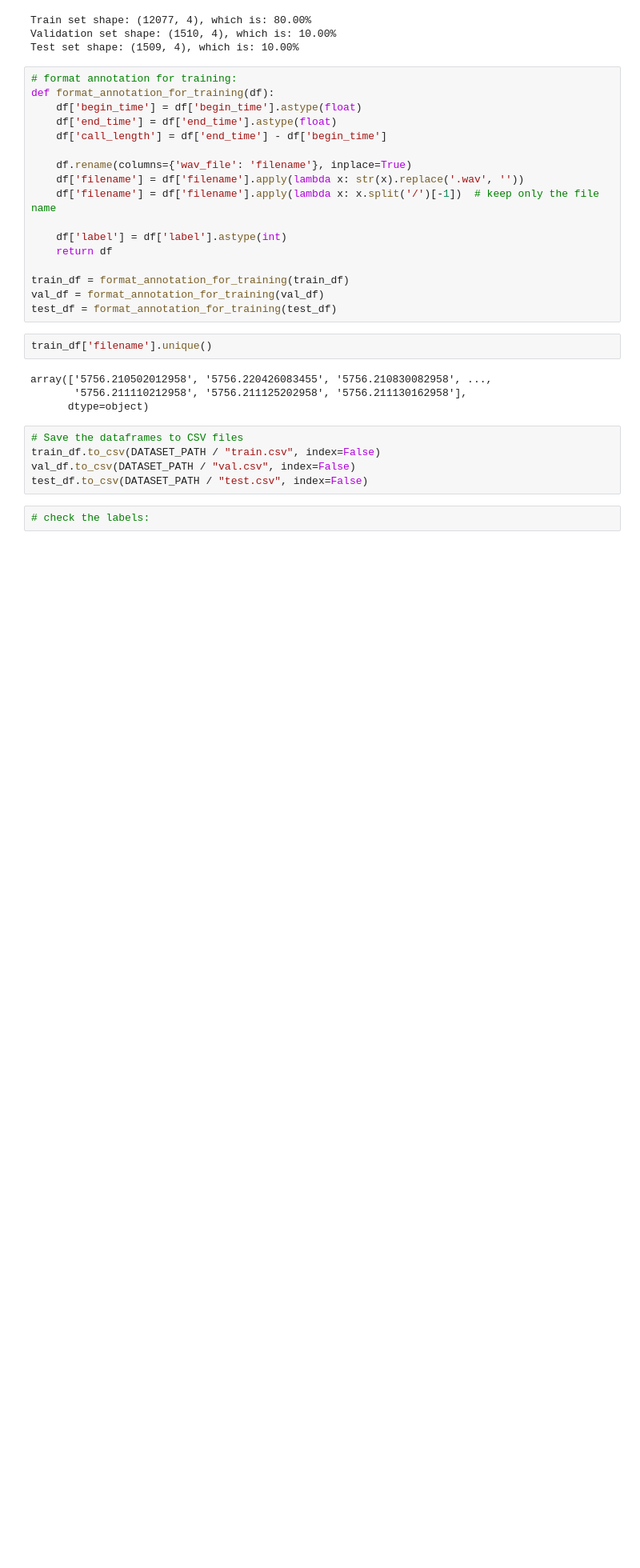
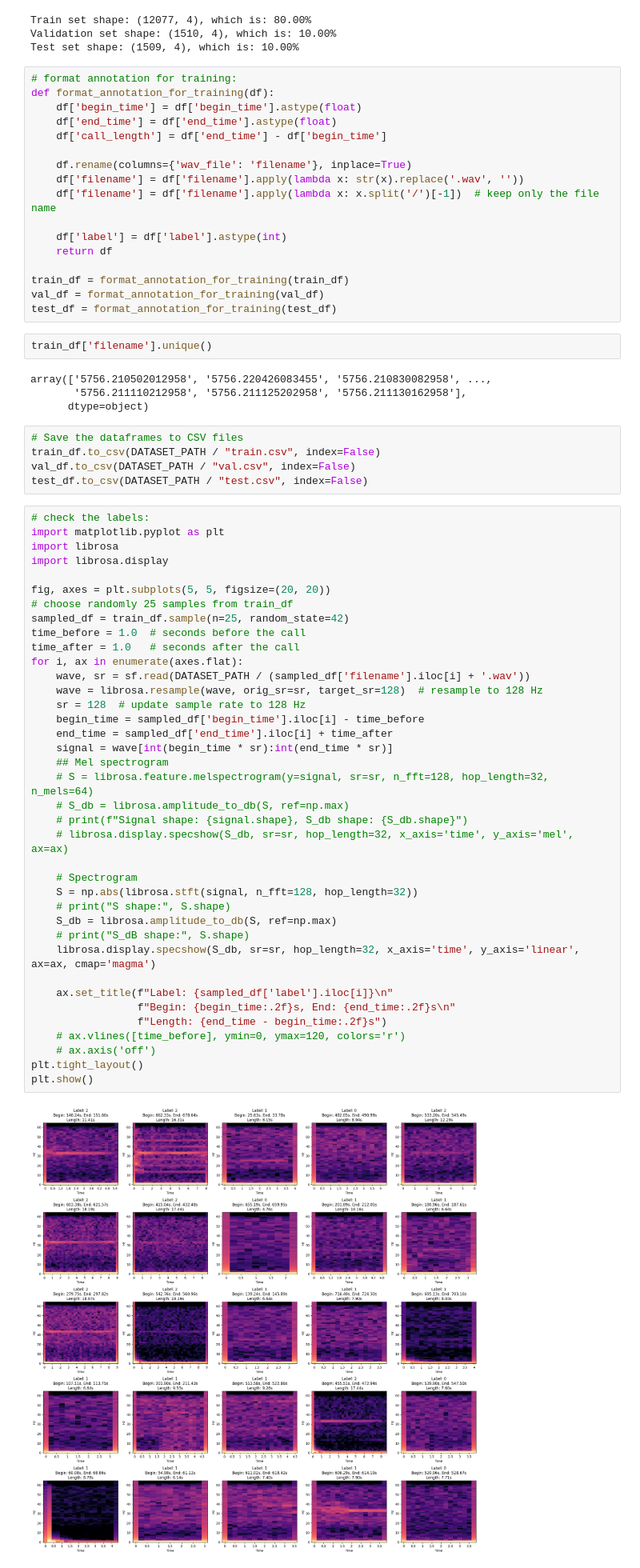
Before and after one commit to deep-voice/soundbay, a Jupyter notebook: notebooks/create_fannie_dataset.ipynb, the cells around one changed output. Shown at 80% size. Saved outputs shown, nothing was run; the diff lists cells and outputs as text; blank space fills up the shorter version.

```diff
--- a/notebooks/create_fannie_dataset.ipynb
+++ b/notebooks/create_fannie_dataset.ipynb
@@ -248,3 +248,41 @@ val_df.to_csv(DATASET_PATH / "val.csv", index=False)
 test_df.to_csv(DATASET_PATH / "test.csv", index=False)
 # %%
 # check the labels:
+import matplotlib.pyplot as plt
+import librosa
+import librosa.display
+
+fig, axes = plt.subplots(5, 5, figsize=(20, 20))
+# choose randomly 25 samples from train_df
+sampled_df = train_df.sample(n=25, random_state=42)
+time_before = 1.0  # seconds before the call
+time_after = 1.0   # seconds after the call
+for i, ax in enumerate(axes.flat):
+    wave, sr = sf.read(DATASET_PATH / (sampled_df['filename'].iloc[i] + '.wav'))
+    wave = librosa.resample(wave, orig_sr=sr, target_sr=128)  # resample to 128 Hz
+    sr = 128  # update sample rate to 128 Hz
+    begin_time = sampled_df['begin_time'].iloc[i] - time_before
+    end_time = sampled_df['end_time'].iloc[i] + time_after
+    signal = wave[int(begin_time * sr):int(end_time * sr)]
+    ## Mel spectrogram
+    # S = librosa.feature.melspectrogram(y=signal, sr=sr, n_fft=128, hop_length=32, n_mels=64)
+    # S_db = librosa.amplitude_to_db(S, ref=np.max)
+    # print(f"Signal shape: {signal.shape}, S_db shape: {S_db.shape}")
+    # librosa.display.specshow(S_db, sr=sr, hop_length=32, x_axis='time', y_axis='mel', ax=ax)
+
+    # Spectrogram
+    S = np.abs(librosa.stft(signal, n_fft=128, hop_length=32))
+    # print("S shape:", S.shape)
+    S_db = librosa.amplitude_to_db(S, ref=np.max)
+    # print("S_dB shape:", S.shape)
+    librosa.display.specshow(S_db, sr=sr, hop_length=32, x_axis='time', y_axis='linear', ax=ax, cmap='magma')
+
+    ax.set_title(f"Label: {sampled_df['label'].iloc[i]}\n"
+                 f"Begin: {begin_time:.2f}s, End: {end_time:.2f}s\n"
+                 f"Length: {end_time - begin_time:.2f}s")
+    # ax.vlines([time_before], ymin=0, ymax=120, colors='r')
+    # ax.axis('off')
+plt.tight_layout()
+plt.show()
+# %% [output]
+[figure, added]
```
Also changed, not shown: parts of 1 cell of this notebook, 2 other files.
